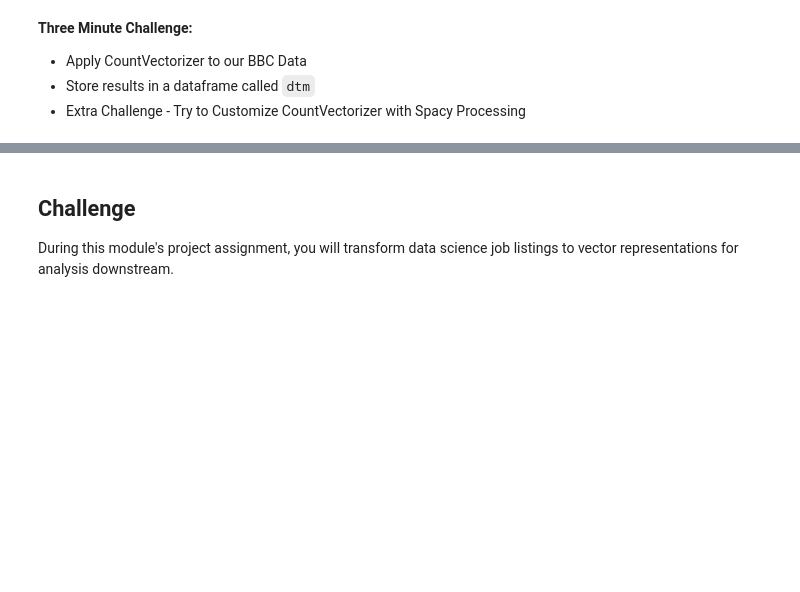
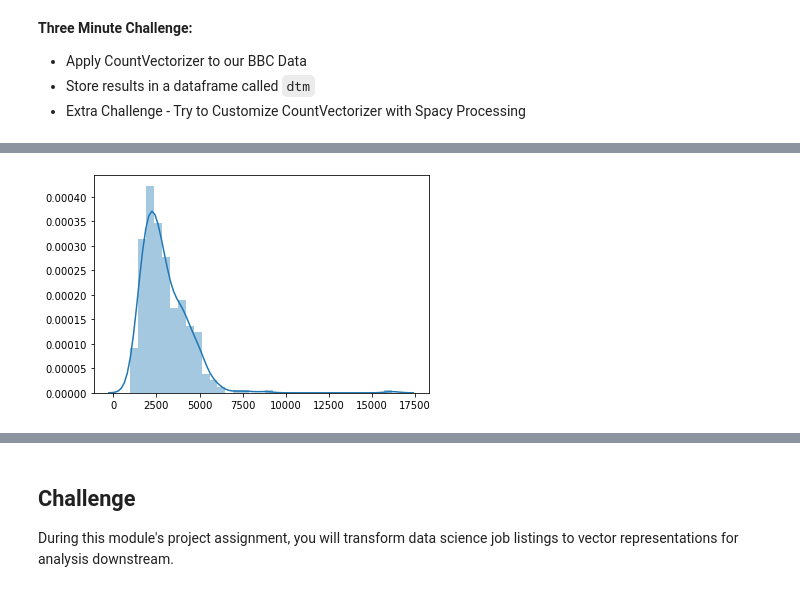
Before and after one commit to JoshuaPMallory/DS-Unit-4-Sprint-1-NLP, a Jupyter notebook: module2-vector-representations/D2_Vector_Representations_Lecture.ipynb, the cells around one changed output, grey strips where cells are left out. Cells and saved outputs as stored; diff of their text form; code cells hidden in the pictures; blank space fills up the shorter version.

```diff
--- a/module2-vector-representations/D2_Vector_Representations_Lecture.ipynb
+++ b/module2-vector-representations/D2_Vector_Representations_Lecture.ipynb
@@ -191,3 +212,11 @@ dtm.head()
+# %%
+doc_len = [len(doc) for doc in data]
+# %%
+import seaborn as sns
+
+sns.distplot(doc_len);
+# %% [output]
+[figure, added]
 # %% [markdown]
 ### TfidfVectorizer
 
```
Also changed, not shown: parts of 45 cells of this notebook, 1 other file.
